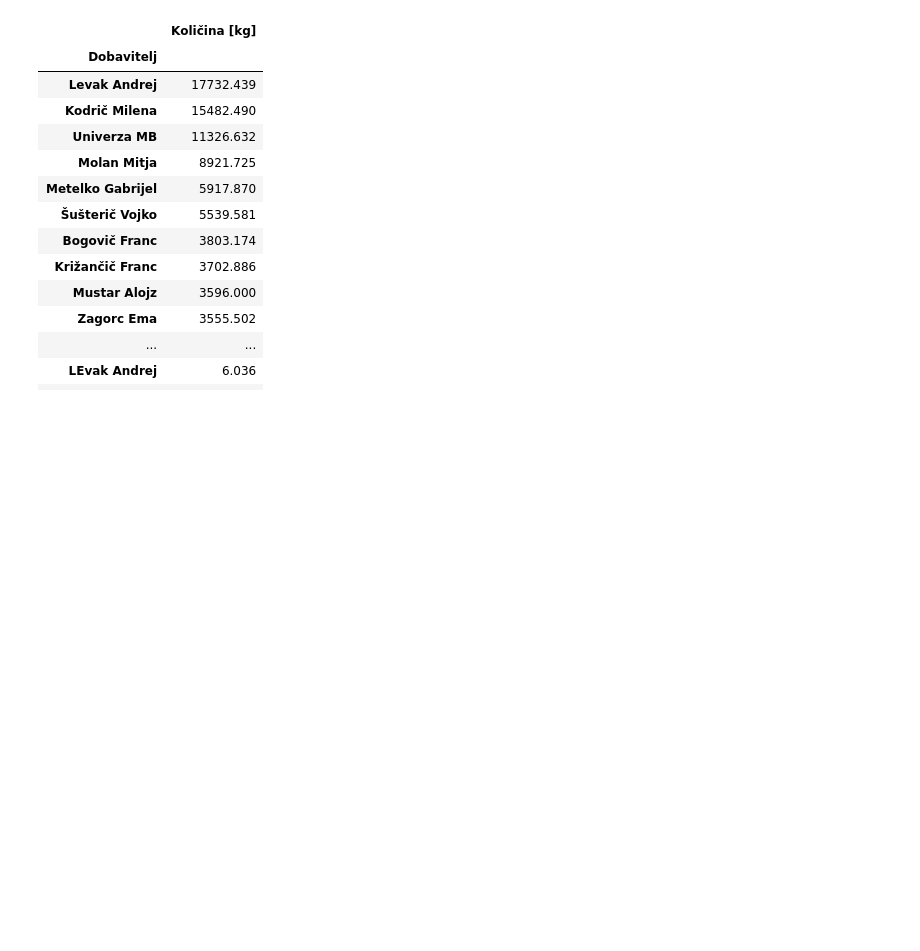
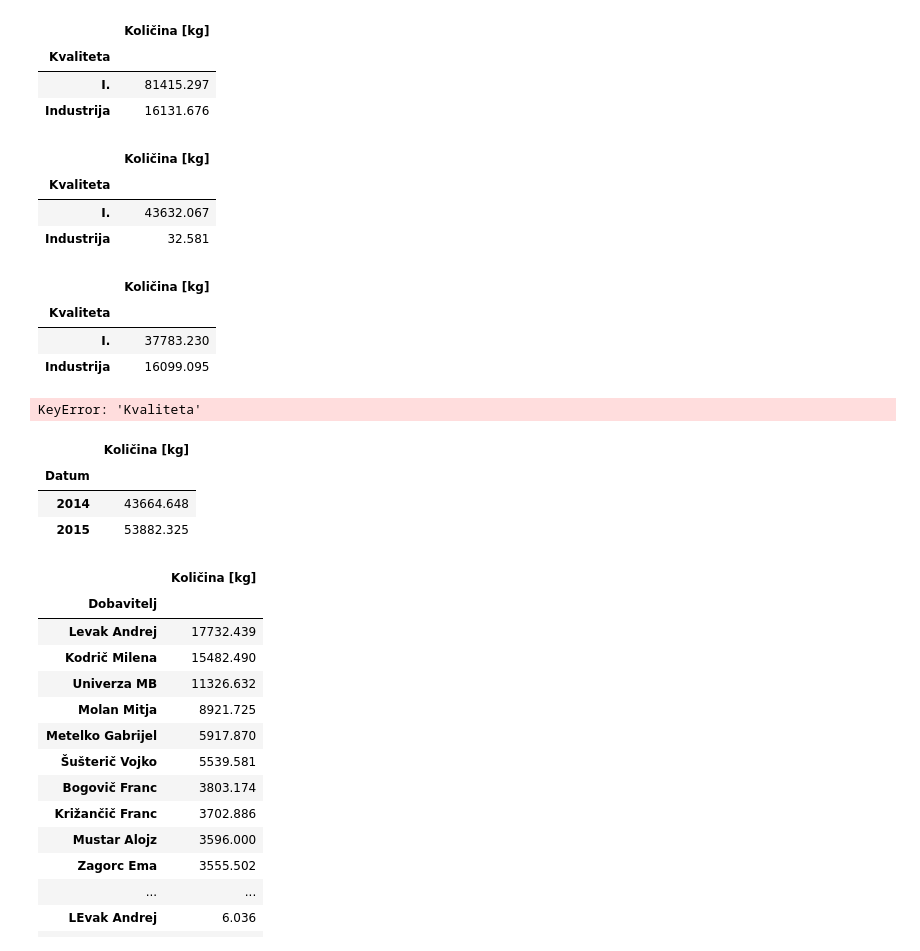
Before and after one commit to adrstvensek/Kvaliteta-prejetega-sadja, a Jupyter notebook: Projekt.ipynb, the cells around one changed output. Drawn from its saved outputs; the diff is of its cells as text; code cells hidden in the pictures; blank space fills up the shorter version.

```diff
--- a/Projekt.ipynb
+++ b/Projekt.ipynb
@@ -31,3 +87,39 @@ kvaliteta_2015 = kvaliteta[kvaliteta['Datum'].dt.year > 2014]
+# %%
+skupna_masa_po_kvaliteti = kvaliteta.groupby('Kvaliteta').sum()
+skupna_masa_po_kvaliteti
+# %% [output]
+|  | Količina [kg] |
+| Kvaliteta |  |
+| I. | 81415.297 |
+| Industrija | 16131.676 |
+# %%
+masa_po_kvaliteti_2014 = kvaliteta_2014.groupby('Kvaliteta').sum()
+masa_po_kvaliteti_2014
+# %% [output]
+|  | Količina [kg] |
+| Kvaliteta |  |
+| I. | 43632.067 |
+| Industrija | 32.581 |
+# %%
+masa_po_kvaliteti_2015 = kvaliteta_2015.groupby('Kvaliteta').aggregate(sum)
+masa_po_kvaliteti_2015
+# %% [output]
+|  | Količina [kg] |
+| Kvaliteta |  |
+| I. | 37783.230 |
+| Industrija | 16099.095 |
+# %%
+masa_po_kvaliteti_2014.join(masa_po_kvaliteti_2015, on = 'Kvaliteta')
+# %% [output]
+KeyError: 'Kvaliteta'
+# %%
+masa_po_letih = kvaliteta.groupby(kvaliteta['Datum'].dt.year).sum()
+masa_po_letih
+# %% [output]
+|  | Količina [kg] |
+| Datum |  |
+| 2014 | 43664.648 |
+| 2015 | 53882.325 |
 # %%
 količina_na_dobavitelja = kvaliteta.groupby('Dobavitelj').aggregate(sum)
 # %%
```
Also changed, not shown: parts of 6 cells of this notebook.
